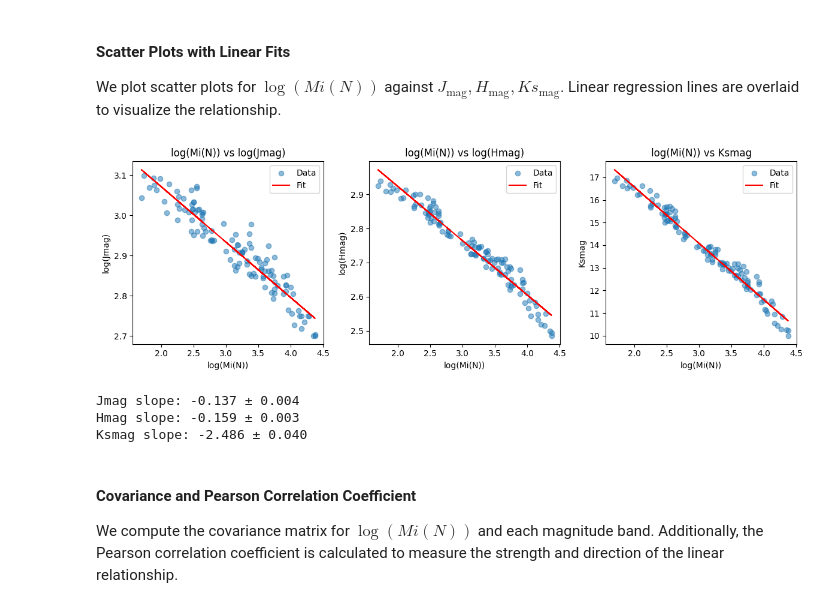
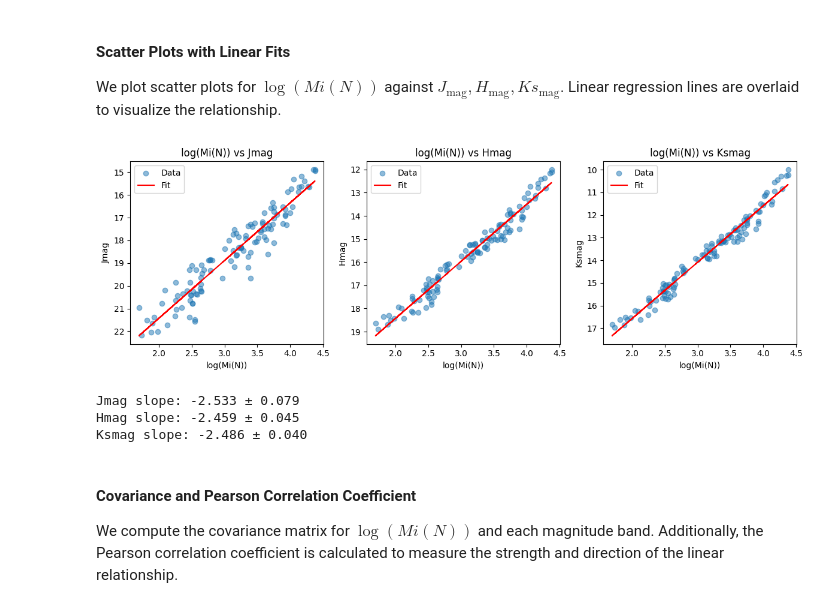
Before and after one commit to laxm7/sta_project, a Jupyter notebook: imf_chiara_felix_laxman.ipynb, the cells around one changed output. Drawn from its saved outputs; the diff is of its cells as text; code cells hidden in the pictures.

```diff
--- a/imf_chiara_felix_laxman.ipynb
+++ b/imf_chiara_felix_laxman.ipynb
@@ -709,51 +706,54 @@ log_ksmag = np.log(ksmag)
 We plot scatter plots for $\log(Mi(N))$ against $J_{\text{mag}}, H_{\text{mag}}, Ks_{\text{mag}}$. Linear regression lines are overlaid to visualize the relationship.
 # %%
 # Perform linear regression
-log_jmag_slope, log_jmag_intercept, _, _, log_jmag_slope_err = linregress(log_mi_n, log_jmag)
-log_hmag_slope, log_hmag_intercept, _, _, log_hmag_slope_err = linregress(log_mi_n, log_hmag)
+jmag_slope, jmag_intercept, _, _, jmag_slope_err = linregress(log_mi_n, jmag)
+hmag_slope, hmag_intercept, _, _, hmag_slope_err = linregress(log_mi_n, hmag)
 ksmag_slope, ksmag_intercept, _, _, ksmag_slope_err = linregress(log_mi_n, ksmag)
 
 # Plot scatter plots with regression lines
 plt.figure(figsize=(12, 4))
 
-# log(Mi(N)) vs log(Jmag)
+# log(Mi(N)) vs Jmag)
 plt.subplot(1, 3, 1)
-plt.scatter(log_mi_n, log_jmag, alpha=0.5, label="Data")
-plt.plot(log_mi_n, log_jmag_slope * log_mi_n + log_jmag_intercept, color="red", label="Fit")
-plt.title("log(Mi(N)) vs log(Jmag)")
+plt.scatter(log_mi_n, jmag, alpha=0.5, label="Data")
+plt.plot(log_mi_n, jmag_slope * log_mi_n + jmag_intercept, color="red", label="Fit")
+plt.title("log(Mi(N)) vs Jmag")
 plt.xlabel("log(Mi(N))")
-plt.ylabel("log(Jmag)")
+plt.ylabel("Jmag")
+plt.gca().invert_yaxis()
 plt.legend()
 
-# log(Mi(N)) vs log(Hmag)
+# log(Mi(N)) vs Hmag)
 plt.subplot(1, 3, 2)
-plt.scatter(log_mi_n, log_hmag, alpha=0.5, label="Data")
-plt.plot(log_mi_n, log_hmag_slope * log_mi_n + log_hmag_intercept, color="red", label="Fit")
-plt.title("log(Mi(N)) vs log(Hmag)")
+plt.scatter(log_mi_n, hmag, alpha=0.5, label="Data")
+plt.plot(log_mi_n, hmag_slope * log_mi_n + hmag_intercept, color="red", label="Fit")
+plt.title("log(Mi(N)) vs Hmag")
 plt.xlabel("log(Mi(N))")
-plt.ylabel("log(Hmag)")
+plt.ylabel("Hmag")
+plt.gca().invert_yaxis()
 plt.legend()
 
-# log(Mi(N)) vs log(Ksmag)
+# log(Mi(N)) vs Ksmag
 plt.subplot(1, 3, 3)
 plt.scatter(log_mi_n, ksmag, alpha=0.5, label="Data")
 plt.plot(log_mi_n, ksmag_slope * log_mi_n + ksmag_intercept, color="red", label="Fit")
 plt.title("log(Mi(N)) vs Ksmag")
 plt.xlabel("log(Mi(N))")
 plt.ylabel("Ksmag")
+plt.gca().invert_yaxis()
 plt.legend()
 
 plt.tight_layout()
 plt.show()
 
 # Print results
-print(f"Jmag slope: {log_jmag_slope:.3f} ± {log_jmag_slope_err:.3f}")
-print(f"Hmag slope: {log_hmag_slope:.3f} ± {log_hmag_slope_err:.3f}")
+print(f"Jmag slope: {jmag_slope:.3f} ± {jmag_slope_err:.3f}")
+print(f"Hmag slope: {hmag_slope:.3f} ± {hmag_slope_err:.3f}")
 print(f"Ksmag slope: {ksmag_slope:.3f} ± {ksmag_slope_err:.3f}")
 # %% [output]
-[figure, old version]
+[figure, new version]
-Jmag slope: -0.137 ± 0.004
-Hmag slope: -0.159 ± 0.003
+Jmag slope: -2.533 ± 0.079
+Hmag slope: -2.459 ± 0.045
 Ksmag slope: -2.486 ± 0.040
 # %% [markdown]
 #### Covariance and Pearson Correlation Coefficient
```
Also changed, not shown: parts of 3 cells of this notebook.
